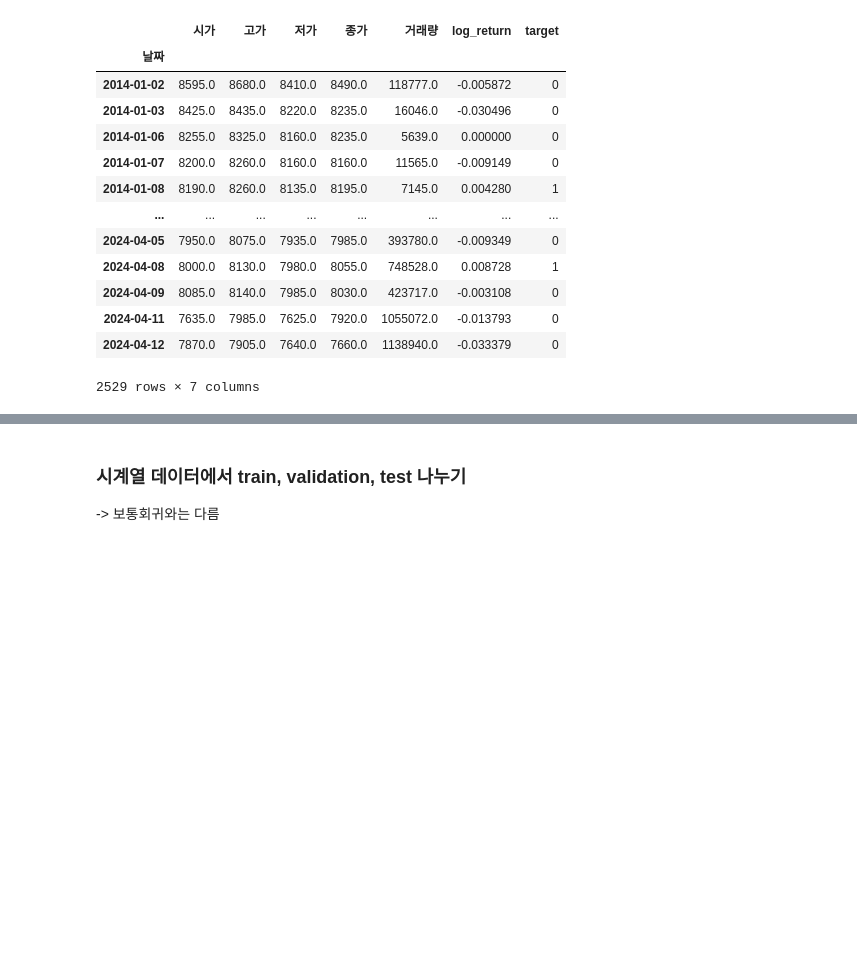
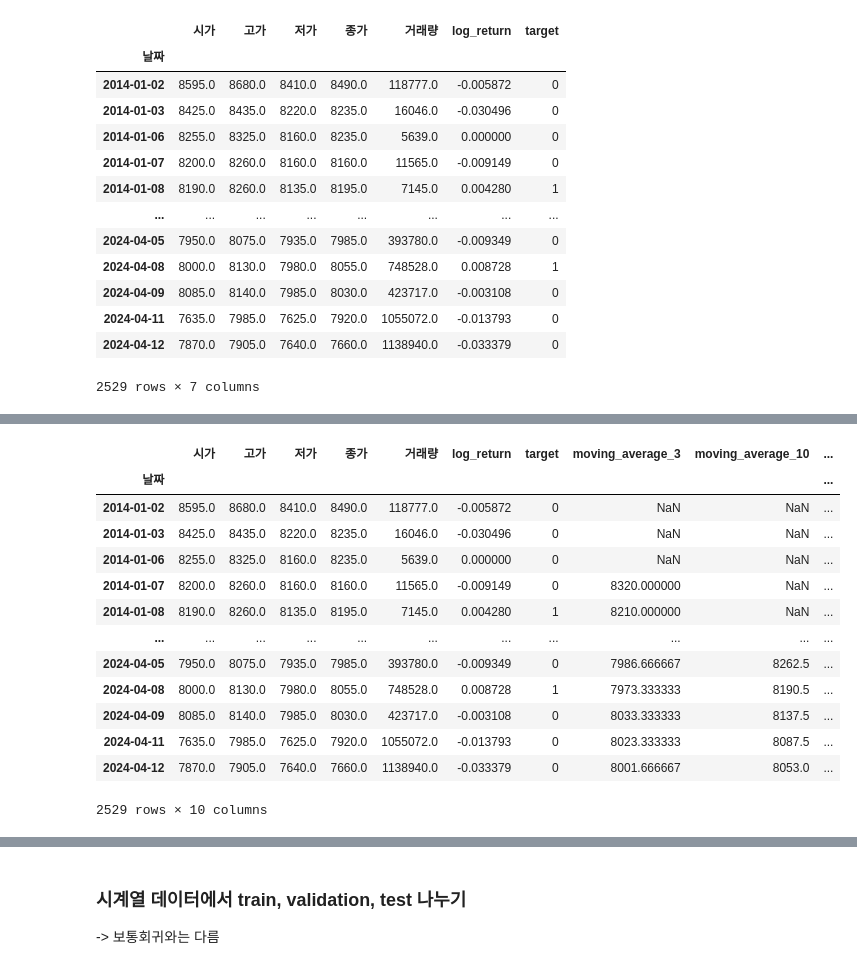
Before and after one commit to channy33/ML_pjt, a Jupyter notebook: BANK_pjt/BANK_pjt.ipynb, the cells around one changed output, grey strips where cells are left out. Drawn from its saved outputs; the diff is of its cells as text; code cells hidden in the pictures; blank space fills up the shorter version.

```diff
--- a/BANK_pjt/BANK_pjt.ipynb
+++ b/BANK_pjt/BANK_pjt.ipynb
@@ -1252,0 +1232,4 @@ merged_df
+# %%
+#10일선
+merged_df['moving_average_10'] = merged_df['종가'].rolling(window=10).mean().shift(1)  # 이동평균을 계산하고 한 스텝 쉬프트
+merged_df
@@ -1252,0 +1251,19 @@ merged_df
+# %%
+#30일선
+merged_df['moving_average_30'] = merged_df['종가'].rolling(window=30).mean().shift(1)  # 이동평균을 계산하고 한 스텝 쉬프트
+merged_df
+# %% [output]
+|  | 시가 | 고가 | 저가 | 종가 | 거래량 | log_return | target | moving_average_3 | moving_average_10 | ... |
+| 날짜 |  |  |  |  |  |  |  |  |  | ... |
+| 2014-01-02 | 8595.0 | 8680.0 | 8410.0 | 8490.0 | 118777.0 | -0.005872 | 0 | NaN | NaN | ... |
+| 2014-01-03 | 8425.0 | 8435.0 | 8220.0 | 8235.0 | 16046.0 | -0.030496 | 0 | NaN | NaN | ... |
+| 2014-01-06 | 8255.0 | 8325.0 | 8160.0 | 8235.0 | 5639.0 | 0.000000 | 0 | NaN | NaN | ... |
+| 2014-01-07 | 8200.0 | 8260.0 | 8160.0 | 8160.0 | 11565.0 | -0.009149 | 0 | 8320.000000 | NaN | ... |
+| 2014-01-08 | 8190.0 | 8260.0 | 8135.0 | 8195.0 | 7145.0 | 0.004280 | 1 | 8210.000000 | NaN | ... |
+| ... | ... | ... | ... | ... | ... | ... | ... | ... | ... | ... |
+| 2024-04-05 | 7950.0 | 8075.0 | 7935.0 | 7985.0 | 393780.0 | -0.009349 | 0 | 7986.666667 | 8262.5 | ... |
+| 2024-04-08 | 8000.0 | 8130.0 | 7980.0 | 8055.0 | 748528.0 | 0.008728 | 1 | 7973.333333 | 8190.5 | ... |
+| 2024-04-09 | 8085.0 | 8140.0 | 7985.0 | 8030.0 | 423717.0 | -0.003108 | 0 | 8033.333333 | 8137.5 | ... |
+| 2024-04-11 | 7635.0 | 7985.0 | 7625.0 | 7920.0 | 1055072.0 | -0.013793 | 0 | 8023.333333 | 8087.5 | ... |
+| 2024-04-12 | 7870.0 | 7905.0 | 7640.0 | 7660.0 | 1138940.0 | -0.033379 | 0 | 8001.666667 | 8053.0 | ... |
+2529 rows × 10 columns
```
Also changed, not shown: parts of 31 cells of this notebook, 14 other files.
